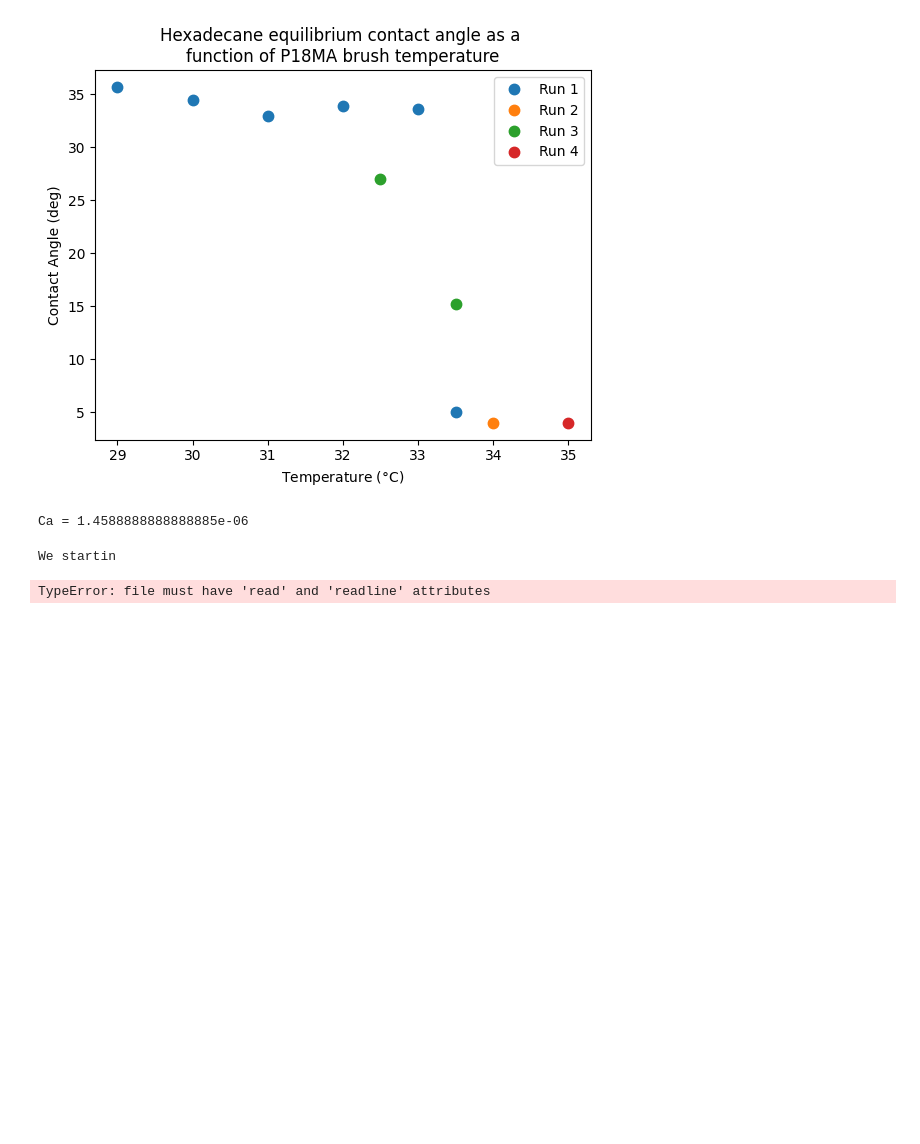
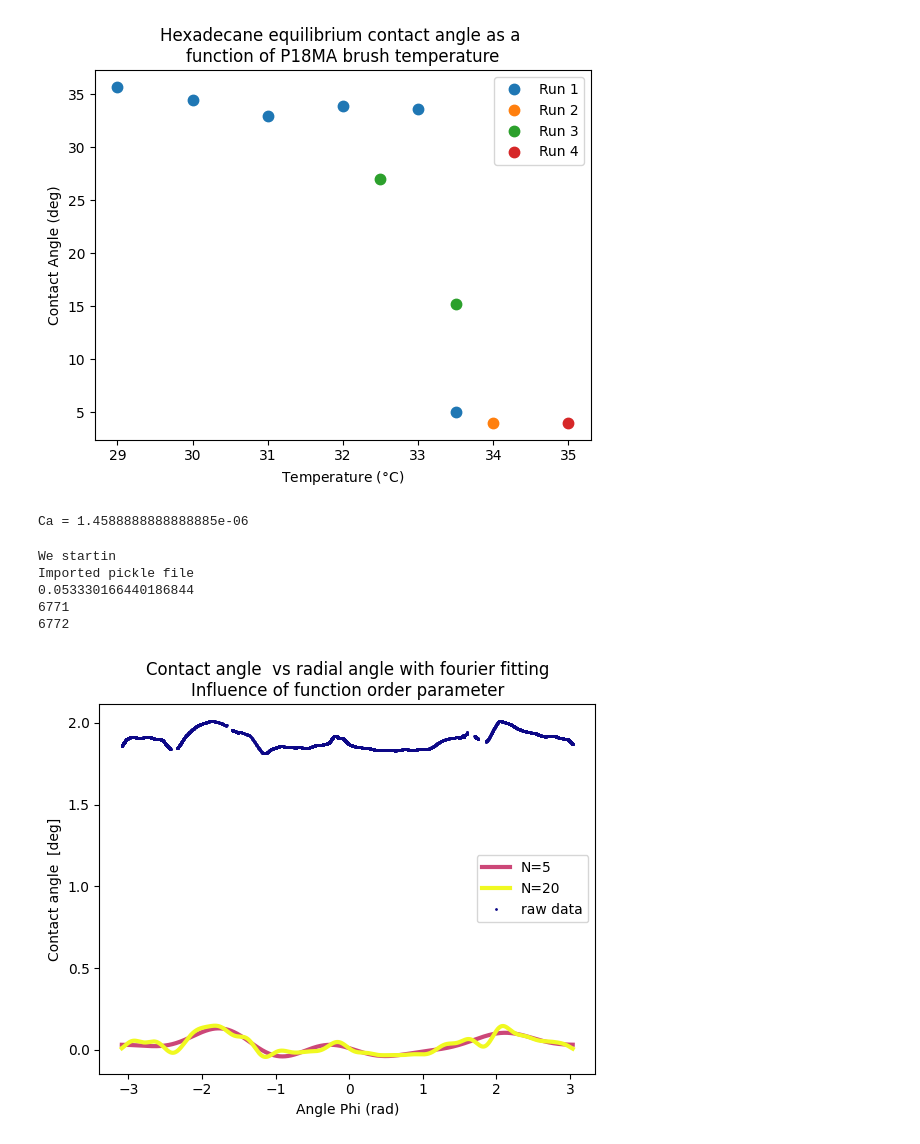
Before and after one commit to Sjendieee/InterferometryPython, a Jupyter notebook: Testing.ipynb, the cells around one changed output. Drawn from its saved outputs; the diff is of its cells as text; code cells hidden in the pictures; blank space fills up the shorter version.

Commit message:
commit for home: testing/fixing fourier fitting in Testing.ipynb (when gap at -pi/pi) and CFAR radar target peak selection

```diff
--- a/Testing.ipynb
+++ b/Testing.ipynb
@@ -354,9 +354,28 @@ Ca = 1.4588888888888885e-06
 ### Testing Dirks Fourier fit thingy when no data at -pi/pi
 import scipy
 import pickle
+import numpy as np
+import matplotlib.pyplot as plt
+import os
+import logging
+logging.basicConfig(level=logging.INFO, format='%(asctime)s - %(levelname)s - %(message)s')     #configuration for printing logging messages. Can be removed safely
 
 #######
 def manualFitting(inputX, inputY, path, Ylabel, N):
+    #x_shift = 0 #radial shift to make sure no gap at -pi / pi
+    if abs(abs(inputX[0]) - np.pi) > 0.3:
+        x_shift = inputX[len(inputX)//2]
+        logging.critical("Fourier fit will likely oscillate wildly near -pi/pi. Implement function the shift entire thing in 'manualFitting(..)' ")
+    else:
+        print(abs(abs(inputX[0]) - np.pi))
+    print(len(inputX))
+    inputX = inputX + [inputX[0]]
+    print(len(inputX))
+
+    inputY = inputY + [inputY[0]]
+    #inputX =+ x_shift  #shift all x-data by the
+
+    ######
     I_k__c_j = lambda f_j1, f_j, phi_j1, phi_j, k:  f_j1 * (np.sin(k*phi_j1) / k +
                                                             (np.cos(k*phi_j1) - np.cos(k*phi_j)) / (k**2 * (phi_j1 - phi_j))) - \
                                                     f_j * (np.sin(k*phi_j)/k +
@@ -384,40 +403,45 @@ def manualFitting(inputX, inputY, path, Ylabel, N):
         sigma_k_s.append(f_k__s(I_k__s_j, k, inputX, inputY))
         sigma_k_c.append(f_k__c(I_k__c_j, k, inputX, inputY))
     N = np.array([0] + N)
-    X_range = np.linspace(min(inputX), max(inputX), 500)
+    X_range = np.linspace(min(inputX), max(inputX), 8000)       #500?
 
     fig1, ax1 = plt.subplots()
     if len(N)>2:
         colorscheme = 'plasma'
         cmap = plt.get_cmap(colorscheme)
         colorGradient = np.linspace(0, 1, len(N))
     else:
         colorscheme = 'hsv'
         cmap = plt.get_cmap(colorscheme)
         colorGradient = [0.66, 0]
 
     func_range = lambda x_range: [f_phi(x, N[-1], sigma_k_c, sigma_k_s) for x in x_range]
     func_single = lambda x: f_phi(x, N[-1], sigma_k_c, sigma_k_s)
 
     for i, n in enumerate(N[1:]):
         Y_range = [f_phi(Xval, n, sigma_k_c, sigma_k_s) for Xval in X_range]
         ax1.plot(X_range, Y_range, '-', label=f'N={n}', linewidth=3,  color=cmap(colorGradient[i+1]))
     ax1.plot(inputX, inputY, '.', label='raw data',  color=cmap(colorGradient[0]), markersize=2)
     #TODO clean this up (messing with plot titles etc) for figure making
     #ax1.set(xlabel='Angle Phi (rad)', ylabel=f'{Ylabel[0]} {Ylabel[1]}', title=f"{Ylabel[0]} vs radial angle with fourier fitting")
     ax1.set(xlabel='Angle Phi (rad)', ylabel=f'{Ylabel[0]} {Ylabel[1]}',
             title=f"{Ylabel[0]} vs radial angle with fourier fitting\n"
                   f"Influence of function order parameter")
     ax1.legend(loc='best')
     fig1.savefig(os.path.join(path, f"{Ylabel[0]} Fourier fitted.png"), dpi=300)
     plt.show()
     return
 
 print('We startin')
-inputX, inputY, path, Ylabel, N = pickle.load('tempForManualFitting.pickle')
+with open('tempForManualFitting.pickle', 'rb') as new_filename:
+    inputX, inputY, path, Ylabel, N = pickle.load(new_filename)     # x-distance, intensity
 print('Imported pickle file')
 manualFitting(inputX, inputY, path, Ylabel, N)
 # %% [output]
 We startin
+Imported pickle file
+0.053330166440186844
+6771
+6772
-TypeError: file must have 'read' and 'readline' attributes
+[figure, added]
 # %%
```
Also changed, not shown: parts of 1 cell of this notebook, 1 other file.
